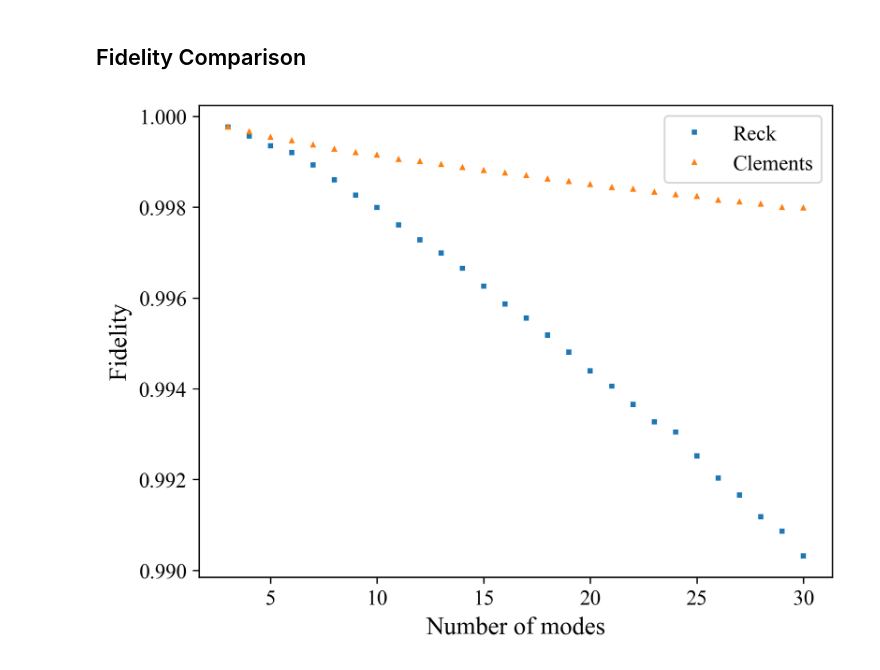
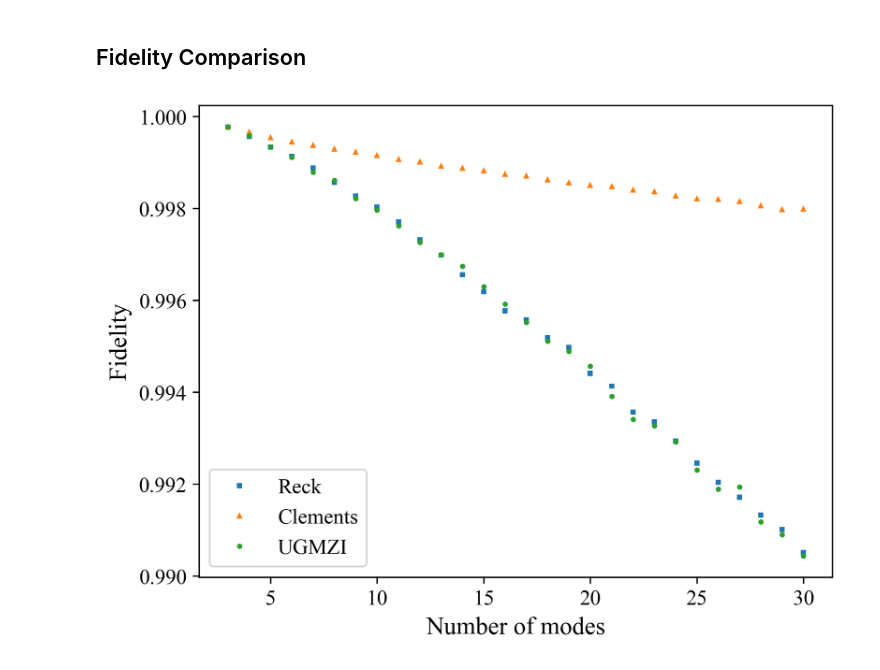
Before and after one commit to AndreaBarletta/fidelity-SGMZI, a Jupyter notebook: notebook.ipynb, the cells around one changed output. Drawn from its saved outputs; the diff is of its cells as text; code cells hidden in the pictures.

Commit message:
UGMZI decomposition + fidelity test (all  coherent with the paper)

```diff
--- a/notebook.ipynb
+++ b/notebook.ipynb
@@ -210,4 +225,8 @@ def decompose_ugmzi(U):
 U = random_unitary(4)
 I = decompose_ugmzi(U)
 I.draw()
+
+Uexp = I.calculate_transformation()
+
+print("Frobenius norm:", np.linalg.norm(Uexp - U))
 # %% [output]
@@ -243,32 +263,46 @@ for i in range(3, NUM_MODE):
         U = random_unitary(i)
         circuit = decompose_reck(U)
         Uexp = circuit.calculate_transformation(LN_dB=LN_dB)
         total += Fid(U, Uexp)
     fidelity[i] = total / COUNT
 
 # Annotate Setup
 y_reck = fidelity[3:NUM_MODE].copy()
 plt.plot(x, y_reck, 's', markersize=2)
 
 # Sweep Parameters [Clements]
 for i in range(3, NUM_MODE):
     total = 0.0
     for _ in range(COUNT):
         U = random_unitary(i)
         circuit = decompose_clements(U)
         Uexp = circuit.calculate_transformation(LN_dB=LN_dB)
         total += Fid(U, Uexp)
     fidelity[i] = total / COUNT
 
 # Annotate Setup
 y_clements = fidelity[3:NUM_MODE].copy()
 plt.plot(x, y_clements, '^', markersize=2)
 
+# Sweep Parameters [UGMZI]
+for i in range(3, NUM_MODE):
+    total = 0.0
+    for _ in range(COUNT):
+        U = random_unitary(i)
+        circuit = decompose_ugmzi(U)
+        Uexp = circuit.calculate_transformation(LN_dB=LN_dB)
+        total += Fid(U, Uexp)
+    fidelity[i] = total / COUNT
+
+# Annotate Setup
+y_ugmzi = fidelity[3:NUM_MODE].copy()
+plt.plot(x, y_ugmzi, 'o', markersize=2)
+
 # Decorate Figures
 plt.xlabel('Number of modes', fontsize=14)
 plt.ylabel('Fidelity', fontsize=14)
-plt.legend(['Reck', 'Clements'])
+plt.legend(['Reck', 'Clements', 'UGMZI'])
 
 plt.show()
 # %% [output]
-[figure, old version]
+[figure, new version]
```
Also changed, not shown: parts of 4 cells of this notebook.
